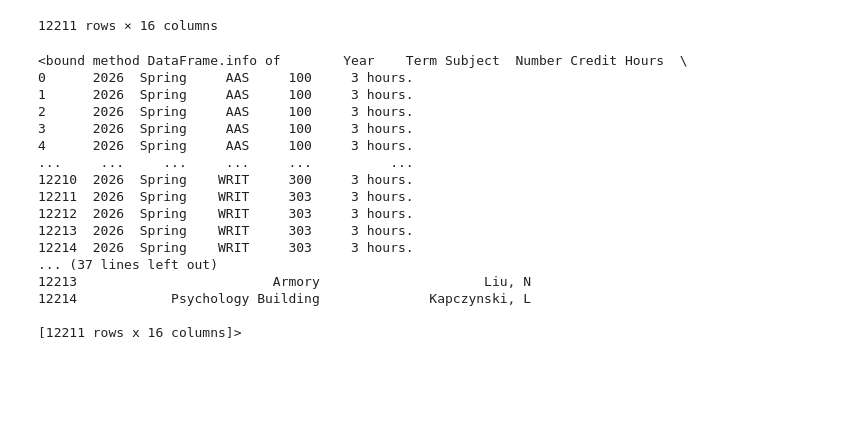
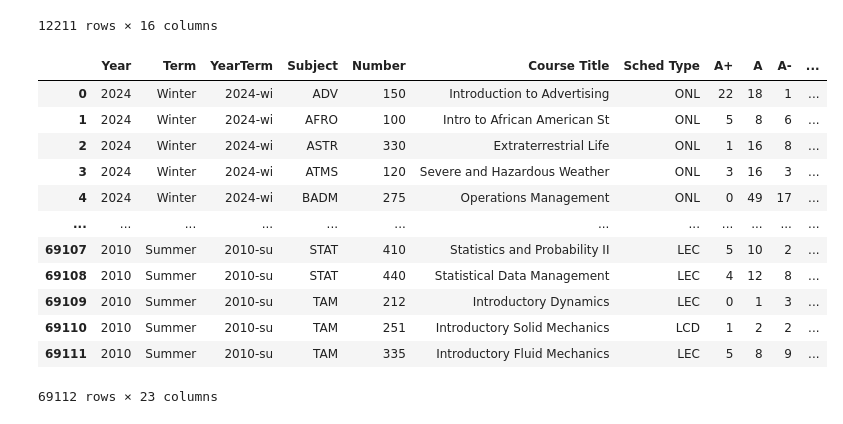
Before and after one commit to CS196Illinois/FA25-Group5, a Jupyter notebook: Hankun Wang/Jupyter/notebook.ipynb, the cells around one changed output. Drawn from its saved outputs; the diff is of its cells as text; code cells hidden in the pictures; blank space fills up the shorter version.

```diff
--- a/Hankun Wang/Jupyter/notebook.ipynb
+++ b/Hankun Wang/Jupyter/notebook.ipynb
@@ -55,22 +55,19 @@ df
 | 12214 | 2026 | Spring | WRIT | 303 | 3 hours. | Advanced Composition course. | 55727 | D | 1 | ... |
 12211 rows × 16 columns
 # %%
-df.info
+df_gpa = pd.read_csv(r"/Users/mac/Downloads/gpa.csv")
+df_gpa
 # %% [output]
+|  | Year | Term | YearTerm | Subject | Number | Course Title | Sched Type | A+ | A | A- | ... |
+| 0 | 2024 | Winter | 2024-wi | ADV | 150 | Introduction to Advertising | ONL | 22 | 18 | 1 | ... |
+| 1 | 2024 | Winter | 2024-wi | AFRO | 100 | Intro to African American St | ONL | 5 | 8 | 6 | ... |
+| 2 | 2024 | Winter | 2024-wi | ASTR | 330 | Extraterrestrial Life | ONL | 1 | 16 | 8 | ... |
+| 3 | 2024 | Winter | 2024-wi | ATMS | 120 | Severe and Hazardous Weather | ONL | 3 | 16 | 3 | ... |
+| 4 | 2024 | Winter | 2024-wi | BADM | 275 | Operations Management | ONL | 0 | 49 | 17 | ... |
+| ... | ... | ... | ... | ... | ... | ... | ... | ... | ... | ... | ... |
+| 69107 | 2010 | Summer | 2010-su | STAT | 410 | Statistics and Probability II | LEC | 5 | 10 | 2 | ... |
+| 69108 | 2010 | Summer | 2010-su | STAT | 440 | Statistical Data Management | LEC | 4 | 12 | 8 | ... |
+| 69109 | 2010 | Summer | 2010-su | TAM | 212 | Introductory Dynamics | LEC | 0 | 1 | 3 | ... |
+| 69110 | 2010 | Summer | 2010-su | TAM | 251 | Introductory Solid Mechanics | LCD | 1 | 2 | 2 | ... |
+| 69111 | 2010 | Summer | 2010-su | TAM | 335 | Introductory Fluid Mechanics | LEC | 5 | 8 | 9 | ... |
-<bound method DataFrame.info of        Year    Term Subject  Number Credit Hours  \
-0      2026  Spring     AAS     100     3 hours.
-1      2026  Spring     AAS     100     3 hours.
-2      2026  Spring     AAS     100     3 hours.
-3      2026  Spring     AAS     100     3 hours.
-4      2026  Spring     AAS     100     3 hours.
-...     ...     ...     ...     ...          ...
-12210  2026  Spring    WRIT     300     3 hours.
-12211  2026  Spring    WRIT     303     3 hours.
-12212  2026  Spring    WRIT     303     3 hours.
-12213  2026  Spring    WRIT     303     3 hours.
-12214  2026  Spring    WRIT     303     3 hours.
-... (37 lines left out)
-12213                         Armory                     Liu, N
-12214            Psychology Building              Kapczynski, L
-
-[12211 rows x 16 columns]>
+69112 rows × 23 columns
```
Also changed, not shown: parts of 2 cells of this notebook.
